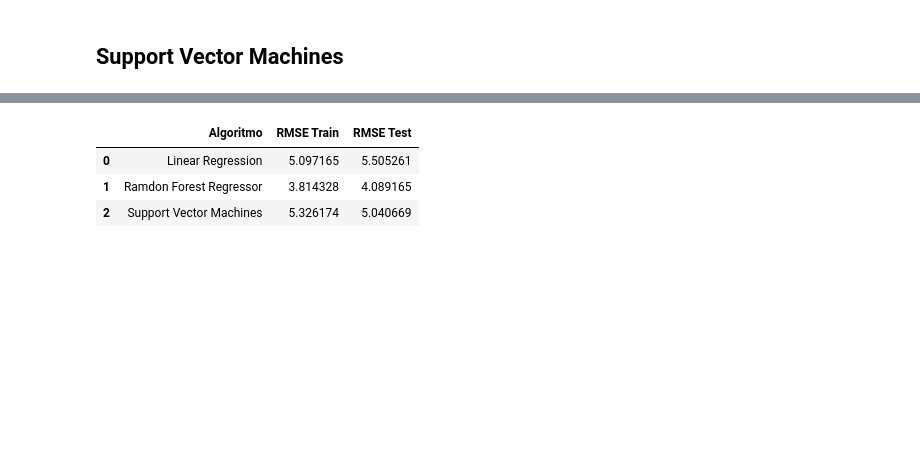
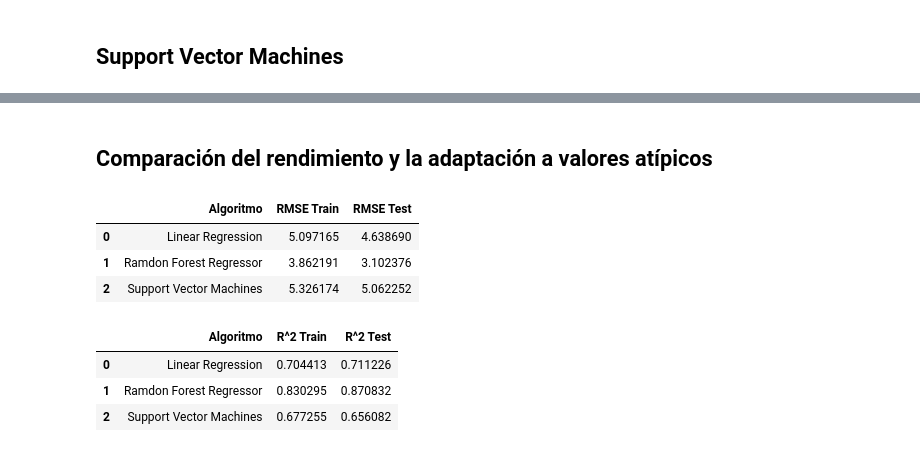
Before and after one commit to FguerraCarrazana/Pr-ctica-laboral-ML, a Jupyter notebook: housing.ipynb, the cells around one changed output, grey strips where cells are left out. Cells and saved outputs as stored; diff of their text form; code cells hidden in the pictures; blank space fills up the shorter version.

```diff
--- a/housing.ipynb
+++ b/housing.ipynb
@@ -174,8 +180,9 @@ RMSE: 5.326173526069305
 # %% [markdown]
 ## Linear Regression
 # %%
-y_ln_test_pred = cross_val_predict(ln_rg,X_test,Y_test,cv = 5)
+y_ln_test_pred = ln_rg.predict(X_test)
 
+print('R^2',metrics.r2_score(Y_test,y_ln_test_pred))
 print('MAE:',metrics.mean_absolute_error(Y_test, y_ln_test_pred))
 print('MSE:',metrics.mean_squared_error(Y_test, y_ln_test_pred))
 print('RMSE:',metrics.root_mean_squared_error(Y_test, y_ln_test_pred))
@@ -186,8 +209,9 @@ RMSE: 5.505260990868812
 # %% [markdown]
 ## Ramdon Forest Regressor
 # %%
-y_rn_test_pred = cross_val_predict(rnf_rg,X_test,Y_test,cv = 5)
+y_rn_test_pred = rnf_rg.predict(X_test)
 
+print('R^2:',metrics.r2_score(Y_test,y_rn_test_pred))
 print('MAE:',metrics.mean_absolute_error(Y_test, y_rn_test_pred))
 print('MSE:',metrics.mean_squared_error(Y_test, y_rn_test_pred))
 print('RMSE:',metrics.root_mean_squared_error(Y_test, y_rn_test_pred))
@@ -198,8 +238,9 @@ RMSE: 4.089165246657768
 # %% [markdown]
 ## Support Vector Machines
 # %%
-y_svr_test_pred = cross_val_predict(svr,X_test,Y_test,cv = 5)
+y_svr_test_pred = svr.predict(X_test)
 
+print('R^2:',metrics.r2_score(Y_test,y_svr_test_pred))
 print('MAE:',metrics.mean_absolute_error(Y_test, y_svr_test_pred))
 print('MSE:',metrics.mean_squared_error(Y_test, y_svr_test_pred))
 print('RMSE:',metrics.root_mean_squared_error(Y_test, y_svr_test_pred))
@@ -210,14 +267,30 @@ RMSE: 5.04066918073236
+# %% [markdown]
+## Comparación del rendimiento y la adaptación a valores atípicos
 # %%
-df_res = pd.DataFrame({'Algoritmo':['Linear Regression', 'Ramdon Forest Regressor','Support Vector Machines'],
+df_rend = pd.DataFrame({'Algoritmo':['Linear Regression', 'Ramdon Forest Regressor','Support Vector Machines'],
                        'RMSE Train': [metrics.root_mean_squared_error(Y_train, y_ln_pred),
                                       metrics.root_mean_squared_error(Y_train, y_rnf_pred),
                                       metrics.root_mean_squared_error(Y_train, y_svr_pred)],
                        'RMSE Test': [ metrics.root_mean_squared_error(Y_test, y_ln_test_pred),
                                       metrics.root_mean_squared_error(Y_test, y_rn_test_pred),
                                       metrics.root_mean_squared_error(Y_test, y_svr_test_pred)]})
-df_res
+df_rend
 # %% [output]
 |  | Algoritmo | RMSE Train | RMSE Test |
-| 0 | Linear Regression | 5.097165 | 5.505261 |
-| 1 | Ramdon Forest Regressor | 3.814328 | 4.089165 |
-| 2 | Support Vector Machines | 5.326174 | 5.040669 |
+| 0 | Linear Regression | 5.097165 | 4.638690 |
+| 1 | Ramdon Forest Regressor | 3.862191 | 3.102376 |
+| 2 | Support Vector Machines | 5.326174 | 5.062252 |
+# %%
+df_dv = pd.DataFrame({'Algoritmo':['Linear Regression', 'Ramdon Forest Regressor','Support Vector Machines'],
+                       'R^2 Train': [metrics.r2_score(Y_train, y_ln_pred),
+                                      metrics.r2_score(Y_train, y_rnf_pred),
+                                      metrics.r2_score(Y_train, y_svr_pred)],
+                       'R^2 Test': [ metrics.r2_score(Y_test, y_ln_test_pred),
+                                      metrics.r2_score(Y_test, y_rn_test_pred),
+                                      metrics.r2_score(Y_test, y_svr_test_pred)]})
+df_dv
+# %% [output]
+|  | Algoritmo | R^2 Train | R^2 Test |
+| 0 | Linear Regression | 0.704413 | 0.711226 |
+| 1 | Ramdon Forest Regressor | 0.830295 | 0.870832 |
+| 2 | Support Vector Machines | 0.677255 | 0.656082 |
```
Also changed, not shown: parts of 12 cells of this notebook, 2 other files.
